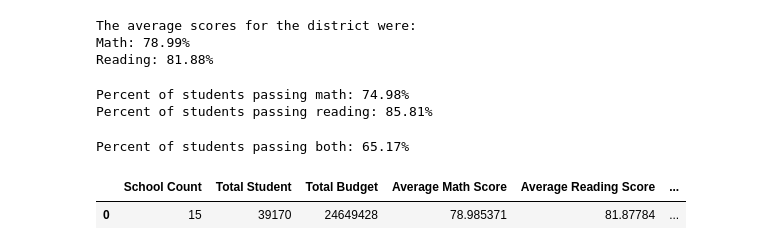
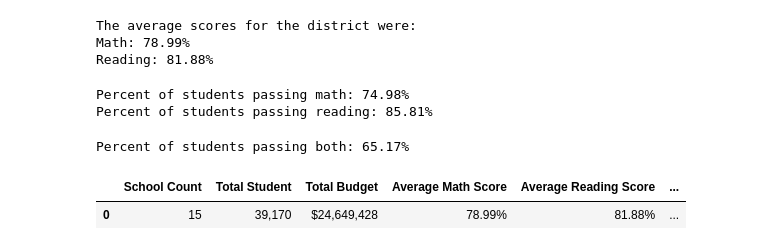
Before and after one commit to peatk/Pandas-Challenge_Mod4_Pete-Kline, a Jupyter notebook: PyCitySchools/Untitled.ipynb, the cells around one changed output. Drawn from its saved outputs; the diff is of its cells as text; code cells hidden in the pictures.

```diff
--- a/PyCitySchools/Untitled.ipynb
+++ b/PyCitySchools/Untitled.ipynb
@@ -88,20 +120,28 @@ Percent of students passing both: 65.17%
 # %%
 # Create a high-level snapshot of the district's key metrics in a DataFrame
 list_df = pd.DataFrame({"School Count": [school_count],
                        "Total Student": [total_student],
                         "Total Budget": [total_budget.sum()],
                         "Average Math Score": [avg_math_score],
                         "Average Reading Score": [avg_reading_score],
                         "Students Passing Math": [passing_percent_math],
                         "Students Passing Reading": [passing_percent_read],
-                        "Overall Passing": [passing_both]
+                        "Students Passing All": [passing_both]
                        })
 
 
 # Formatting
+list_df["Total Student"] = list_df["Total Student"].map("{:,}".format)
+list_df["Total Budget"] = list_df["Total Budget"].map("${:,}".format)
+list_df["Average Math Score"] = list_df["Average Math Score"].map("{:,.2f}%".format)
+list_df["Average Reading Score"] = list_df["Average Reading Score"].map("{:,.2f}%".format)
+list_df["Students Passing Math"] = list_df["Students Passing Math"].map("{:,.2f}%".format)
+list_df["Students Passing Reading"] = list_df["Students Passing Reading"].map("{:,.2f}%".format)
+list_df["Students Passing All"] = list_df["Students Passing All"].map("{:,.2f}%".format)
+
 
 # Display the DataFrame
 list_df
 # %% [output]
 |  | School Count | Total Student | Total Budget | Average Math Score | Average Reading Score | ... |
-| 0 | 15 | 39170 | 24649428 | 78.985371 | 81.87784 | ... |
+| 0 | 15 | 39,170 | $24,649,428 | 78.99% | 81.88% | ... |
```
Also changed, not shown: parts of 12 cells of this notebook.
